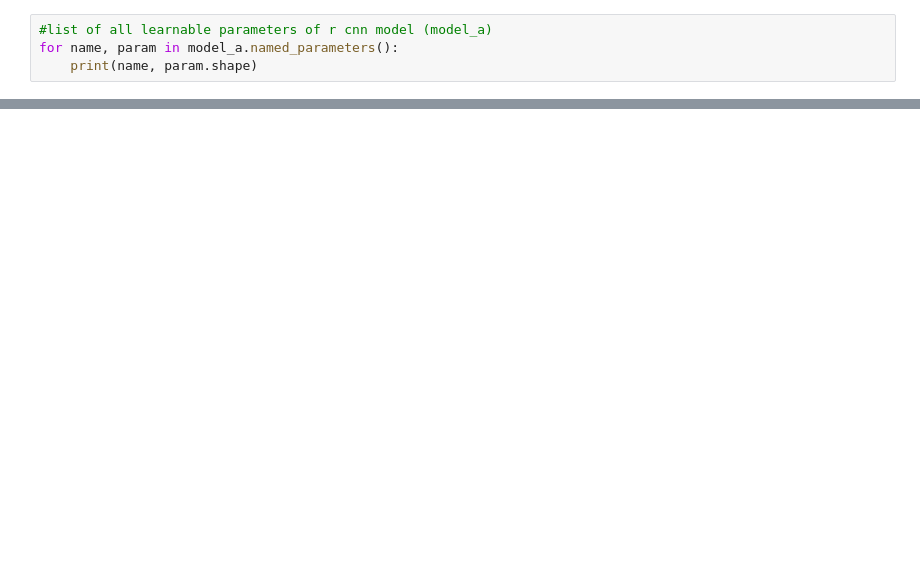
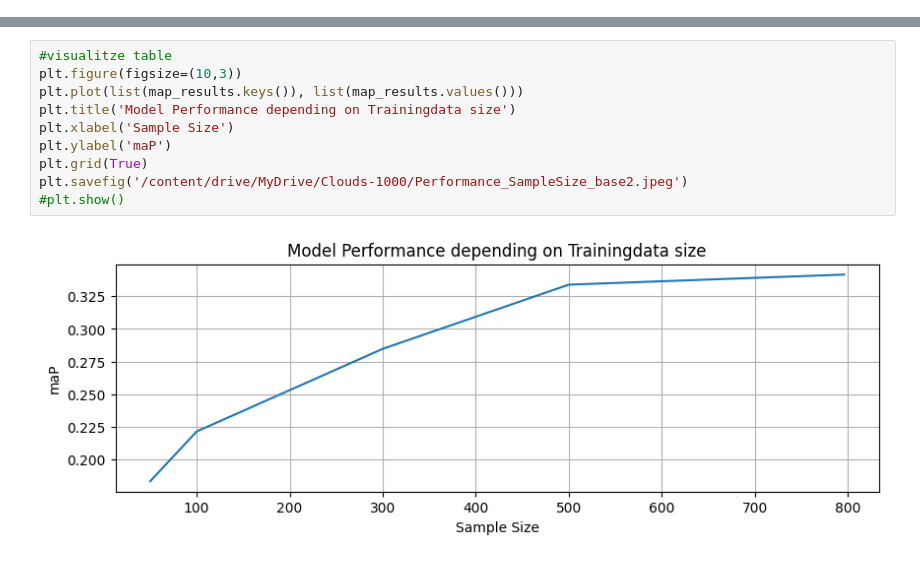
Before and after one commit to Jolieyolie/Sky-Cloud-Identification, a Jupyter notebook: 2_BaselineModel/cloud_baseline_model_colab.ipynb, the cells around one changed output, grey strips where cells are left out. Saved outputs shown, nothing was run; the diff lists cells and outputs as text; blank space fills up the shorter version.

```diff
--- a/2_BaselineModel/cloud_baseline_model_colab.ipynb
+++ b/2_BaselineModel/cloud_baseline_model_colab.ipynb
@@ -213,4 +380,0 @@ KeyboardInterrupt:
-# %%
-#list of all learnable parameters of r cnn model (model_a)
-for name, param in model_a.named_parameters():
-    print(name, param.shape)
@@ -277,0 +557,12 @@ print(prediction[0]['labels'])
+# %%
+#visualitze table
+plt.figure(figsize=(10,3))
+plt.plot(list(map_results.keys()), list(map_results.values()))
+plt.title('Model Performance depending on Trainingdata size')
+plt.xlabel('Sample Size')
+plt.ylabel('maP')
+plt.grid(True)
+plt.savefig('/content/drive/MyDrive/Clouds-1000/Performance_SampleSize_base2.jpeg')
+#plt.show()
+# %% [output]
+[figure, added]
```
Also changed, not shown: parts of 17 cells of this notebook.
